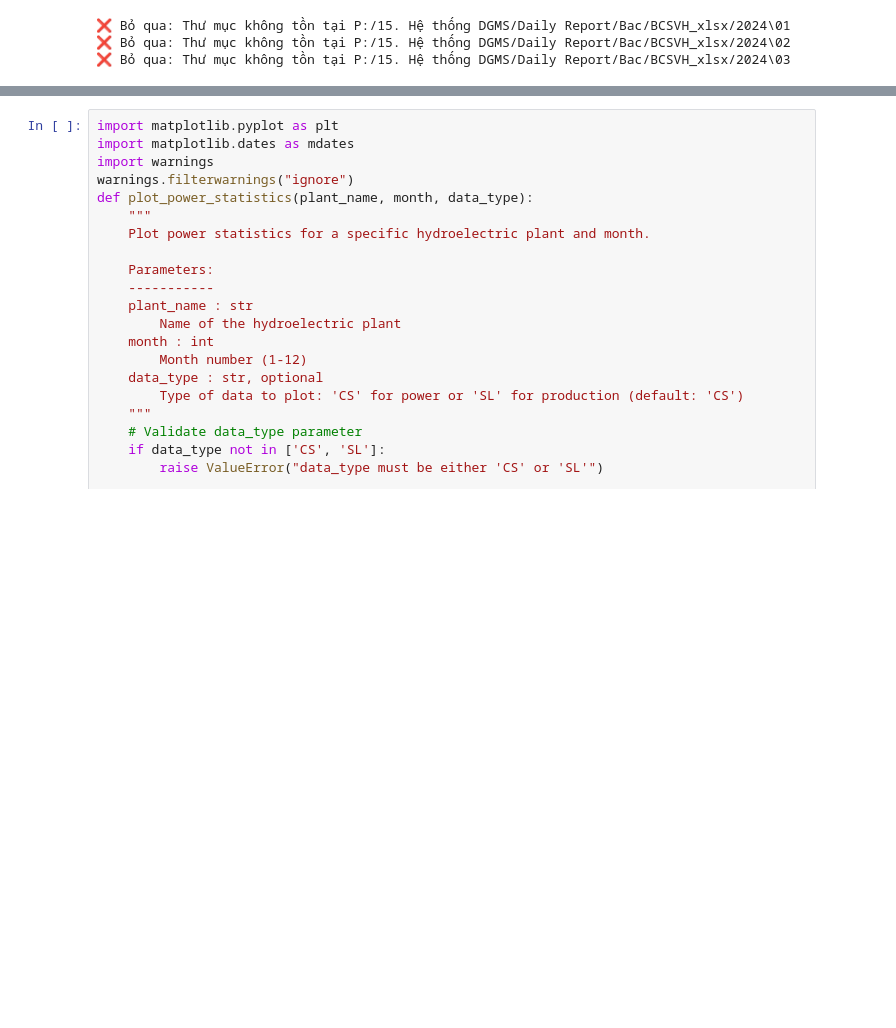
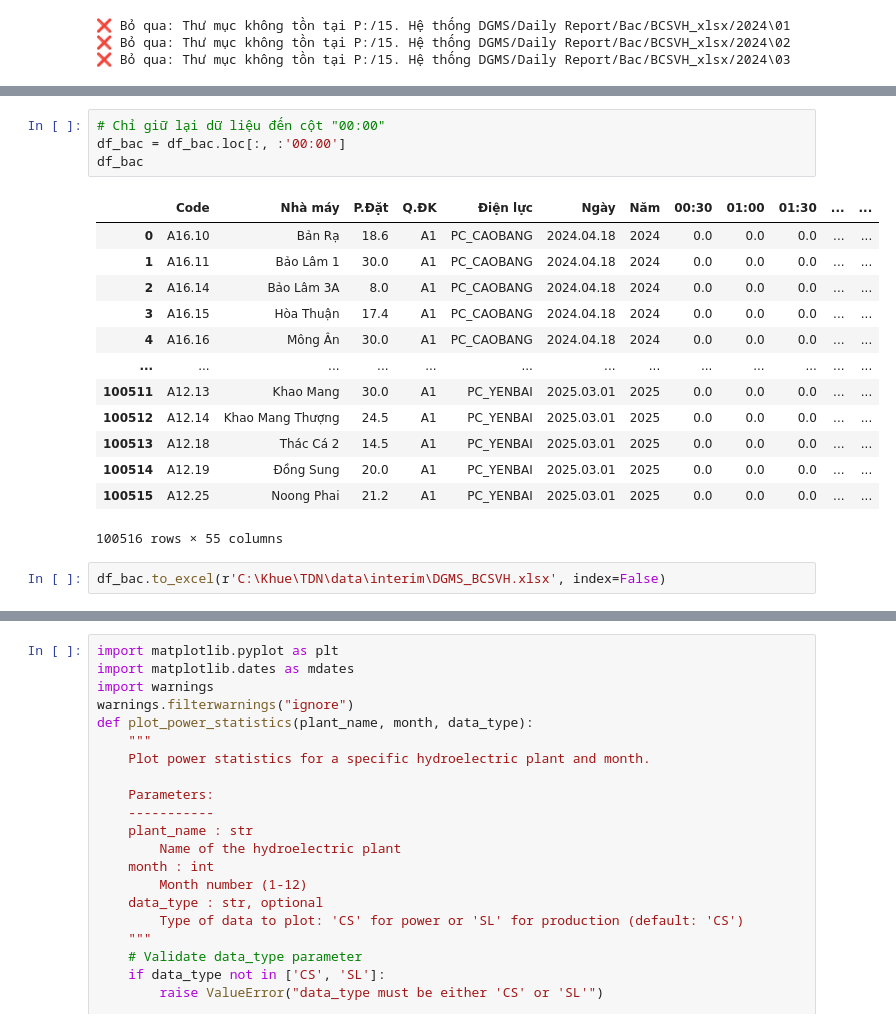
Before and after one commit to khuecoi2001/TDN_project, a Jupyter notebook: notebooks/BCSVH_DGMS.ipynb, the cells around one changed output, grey strips where cells are left out. Saved outputs shown, nothing was run; the diff lists cells and outputs as text; blank space fills up the shorter version.

Commit message:
modified:   notebooks/BCSVH_DGMS.ipynb 	modified:   notebooks/Plot_BCSVH.ipynb 	modified:   notebooks/Plot_csTDN.ipynb 	modified:   "notebooks/T\304\220N_normalization.ipynb"

```diff
--- a/notebooks/BCSVH_DGMS.ipynb
+++ b/notebooks/BCSVH_DGMS.ipynb
@@ -41,0 +125,20 @@ df_bac = pd.concat(df_list, ignore_index=True) if df_list else pd.DataFrame()
+# %%
+# Chỉ giữ lại dữ liệu đến cột "00:00"
+df_bac = df_bac.loc[:, :'00:00']
+df_bac
+# %% [output]
+|  | Code | Nhà máy | P.Đặt | Q.ĐK | Điện lực | Ngày | Năm | 00:30 | 01:00 | 01:30 | ... | ... |
+| 0 | A16.10 | Bản Rạ | 18.6 | A1 | PC_CAOBANG | 2024.04.18 | 2024 | 0.0 | 0.0 | 0.0 | ... | ... |
+| 1 | A16.11 | Bảo Lâm 1 | 30.0 | A1 | PC_CAOBANG | 2024.04.18 | 2024 | 0.0 | 0.0 | 0.0 | ... | ... |
+| 2 | A16.14 | Bảo Lâm 3A | 8.0 | A1 | PC_CAOBANG | 2024.04.18 | 2024 | 0.0 | 0.0 | 0.0 | ... | ... |
+| 3 | A16.15 | Hòa Thuận | 17.4 | A1 | PC_CAOBANG | 2024.04.18 | 2024 | 0.0 | 0.0 | 0.0 | ... | ... |
+| 4 | A16.16 | Mông Ân | 30.0 | A1 | PC_CAOBANG | 2024.04.18 | 2024 | 0.0 | 0.0 | 0.0 | ... | ... |
+| ... | ... | ... | ... | ... | ... | ... | ... | ... | ... | ... | ... | ... |
+| 100511 | A12.13 | Khao Mang | 30.0 | A1 | PC_YENBAI | 2025.03.01 | 2025 | 0.0 | 0.0 | 0.0 | ... | ... |
+| 100512 | A12.14 | Khao Mang Thượng | 24.5 | A1 | PC_YENBAI | 2025.03.01 | 2025 | 0.0 | 0.0 | 0.0 | ... | ... |
+| 100513 | A12.18 | Thác Cá 2 | 14.5 | A1 | PC_YENBAI | 2025.03.01 | 2025 | 0.0 | 0.0 | 0.0 | ... | ... |
+| 100514 | A12.19 | Đồng Sung | 20.0 | A1 | PC_YENBAI | 2025.03.01 | 2025 | 0.0 | 0.0 | 0.0 | ... | ... |
+| 100515 | A12.25 | Noong Phai | 21.2 | A1 | PC_YENBAI | 2025.03.01 | 2025 | 0.0 | 0.0 | 0.0 | ... | ... |
+100516 rows × 55 columns
+# %%
+df_bac.to_excel(r'C:\Khue\TDN\data\interim\DGMS_BCSVH.xlsx', index=False)
```
Also changed, not shown: parts of 6 cells of this notebook, 3 other files.
